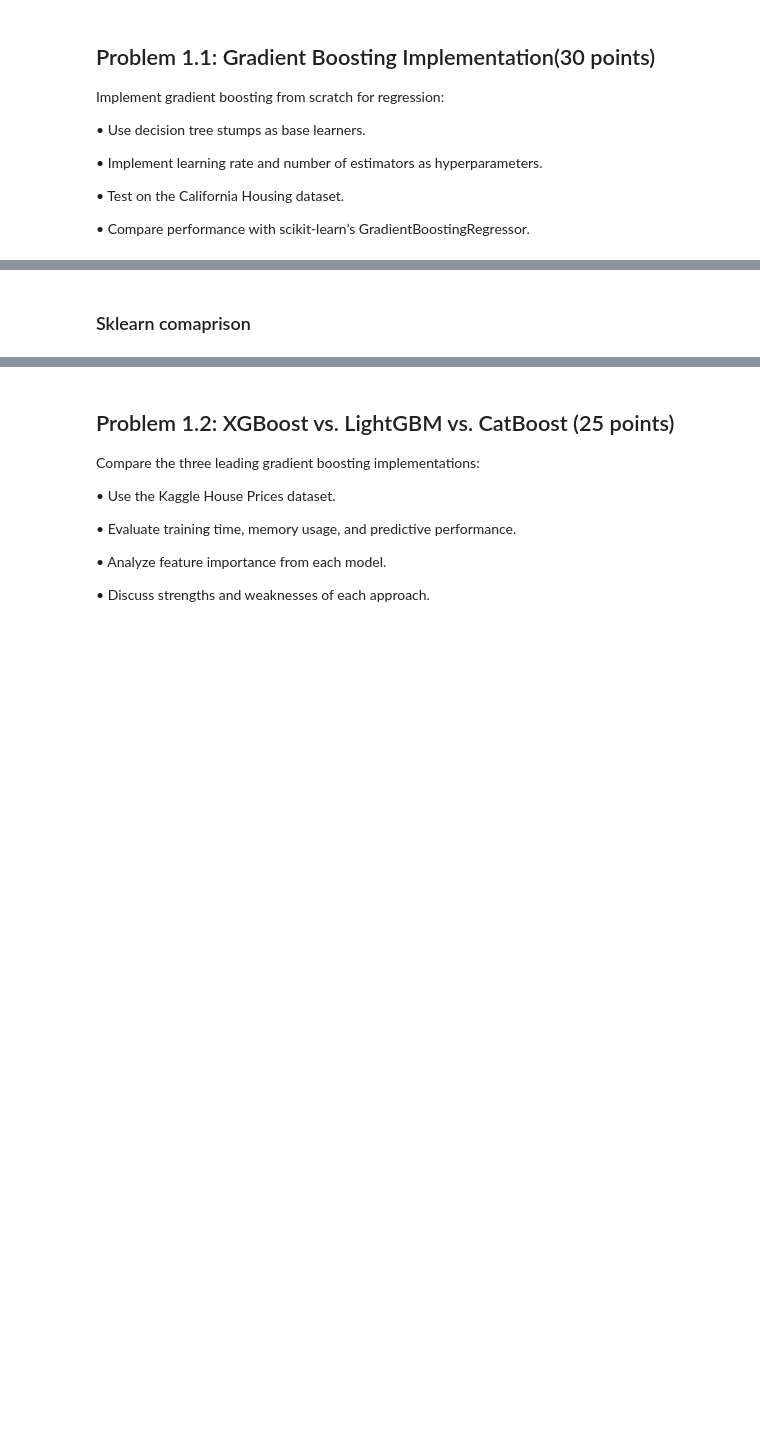
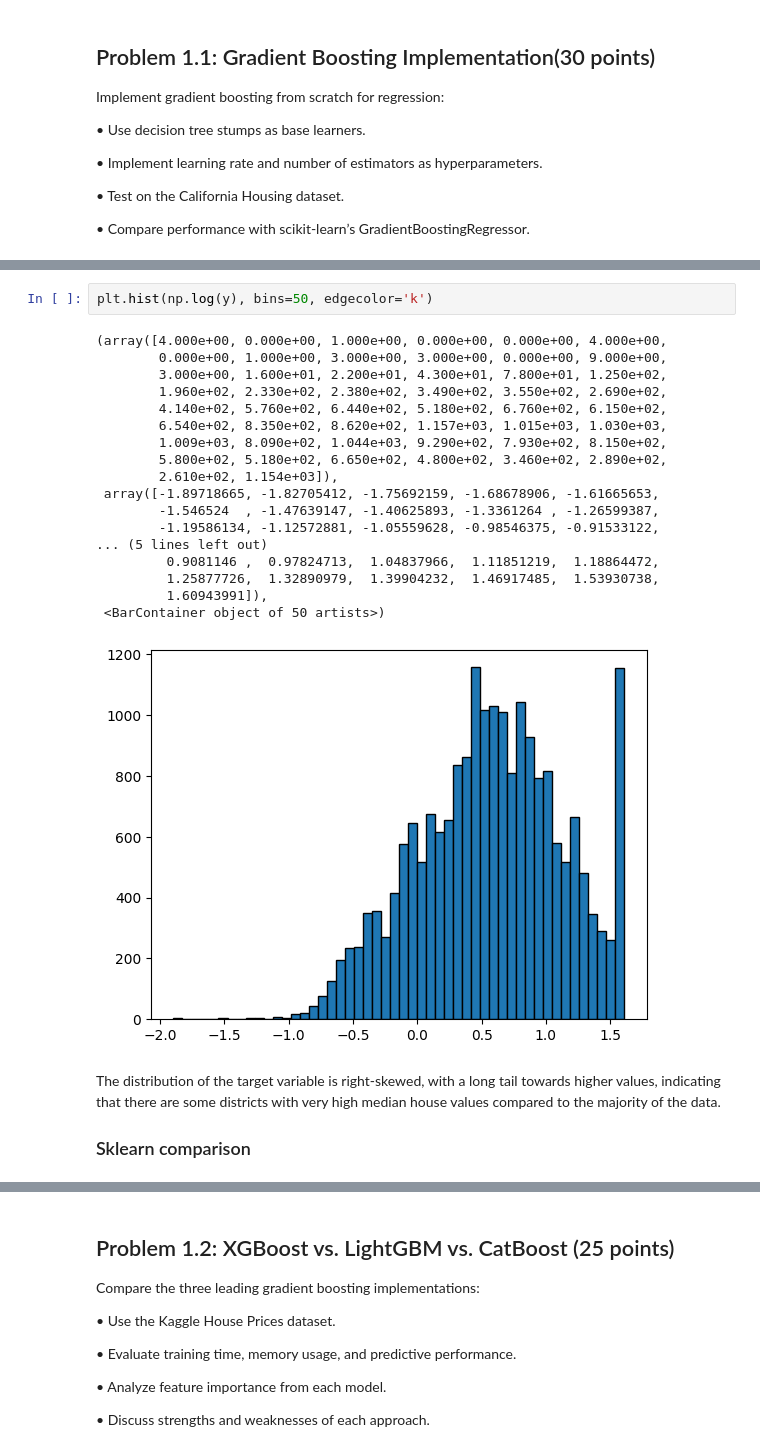
Before and after one commit to tomaszsrebniak/ML_for_data_analytics, a Jupyter notebook: Assignment1/List1.ipynb, the cells around one changed output, grey strips where cells are left out. Saved outputs shown, nothing was run; the diff lists cells and outputs as text; blank space fills up the shorter version.

```diff
--- a/Assignment1/List1.ipynb
+++ b/Assignment1/List1.ipynb
@@ -105,3 +170,26 @@ data.dropna().shape
+# %%
+plt.hist(np.log(y), bins=50, edgecolor='k')
+# %% [output]
+(array([4.000e+00, 0.000e+00, 1.000e+00, 0.000e+00, 0.000e+00, 4.000e+00,
+        0.000e+00, 1.000e+00, 3.000e+00, 3.000e+00, 0.000e+00, 9.000e+00,
+        3.000e+00, 1.600e+01, 2.200e+01, 4.300e+01, 7.800e+01, 1.250e+02,
+        1.960e+02, 2.330e+02, 2.380e+02, 3.490e+02, 3.550e+02, 2.690e+02,
+        4.140e+02, 5.760e+02, 6.440e+02, 5.180e+02, 6.760e+02, 6.150e+02,
+        6.540e+02, 8.350e+02, 8.620e+02, 1.157e+03, 1.015e+03, 1.030e+03,
+        1.009e+03, 8.090e+02, 1.044e+03, 9.290e+02, 7.930e+02, 8.150e+02,
+        5.800e+02, 5.180e+02, 6.650e+02, 4.800e+02, 3.460e+02, 2.890e+02,
+        2.610e+02, 1.154e+03]),
+ array([-1.89718665, -1.82705412, -1.75692159, -1.68678906, -1.61665653,
+        -1.546524  , -1.47639147, -1.40625893, -1.3361264 , -1.26599387,
+        -1.19586134, -1.12572881, -1.05559628, -0.98546375, -0.91533122,
+... (5 lines left out)
+         0.9081146 ,  0.97824713,  1.04837966,  1.11851219,  1.18864472,
+         1.25877726,  1.32890979,  1.39904232,  1.46917485,  1.53930738,
+         1.60943991]),
+ <BarContainer object of 50 artists>)
+[figure, added]
 # %% [markdown]
-### Sklearn comaprison
+The distribution of the target variable is right-skewed, with a long tail towards higher values, indicating that there are some districts with very high median house values compared to the majority of the data.
+
+### Sklearn comparison
 # %%
```
Also changed, not shown: parts of 19 cells of this notebook.
